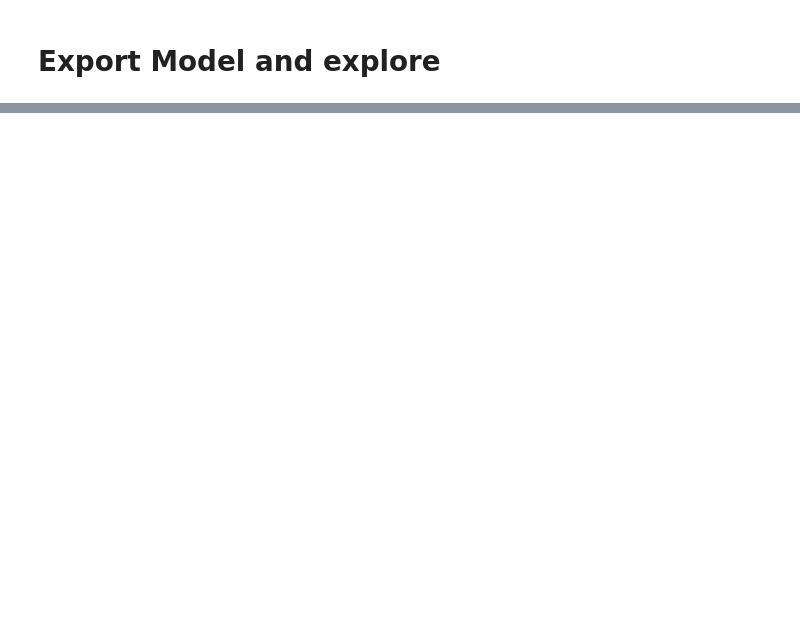
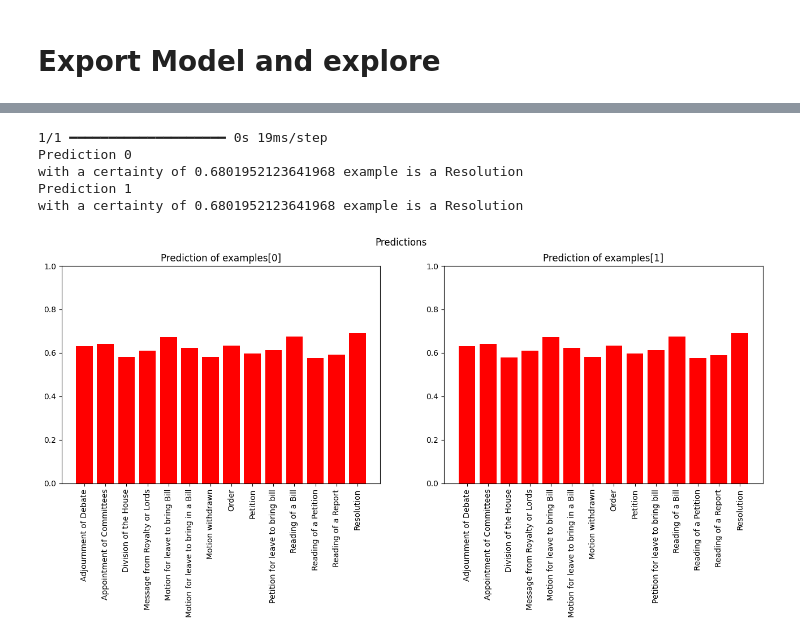
Before and after one commit to sebastian-fath/dh-parlproc, a Jupyter notebook: exploration.ipynb, the cells around one changed output, grey strips where cells are left out. Saved outputs shown, nothing was run; the diff lists cells and outputs as text; code cells hidden in the pictures; blank space fills up the shorter version.

```diff
--- a/exploration.ipynb
+++ b/exploration.ipynb
@@ -411,3 +460,37 @@ for index, prediction in enumerate(predictions):
+# %%
+examples = tf.constant([
+    """Ordered, That leave be given to bring in a Bill to suspend the operation of the said Acts: And that Lord John Russell and Mr. Solicitor General do prepare, and bring it in.""",
+    """A Motion was made, and the Question was proposed, That the Debate be now adjourned: And the said Motion was, with leave of the House, withdrawn."""
+])
+
+predictions = final_model.predict(examples)
+
+for index, predicition in enumerate(predictions):
+    print(f"Prediction {index}")
+    max_i = 0
+    max_p = 0.0
+    for i, p in enumerate(prediction):
+        if p > max_p:
+            max_p = p
+            max_i = i
+    print(f"with a certainty of {max_p} example is a {tf_train_data.class_names[max_i]}")
+
+
+fig, axs = plt.subplots(1, len(predictions))
+fig.set_size_inches(16, 5)
+fig.suptitle("Predictions")
+for index, prediction in enumerate(predictions):
+    axs[index].bar(tf_train_data.class_names, prediction, color='red')
+    axs[index].set_title(f"Prediction of examples[{index}]")
+    axs[index].set(ylim=(0,1))
+    axs[index].tick_params(axis='x', labelrotation=90)
+# %% [output]
+1/1 ━━━━━━━━━━━━━━━━━━━━ 0s 19ms/step
+Prediction 0
+with a certainty of 0.6801952123641968 example is a Resolution
+Prediction 1
+with a certainty of 0.6801952123641968 example is a Resolution
+[figure, added]
 # %%
 # Test it with `raw_test_ds`, which yields raw strings
 metrics = final_model.evaluate(tf_train_data, return_dict=True)
```
Also changed, not shown: parts of 23 cells of this notebook, 18 other files.
